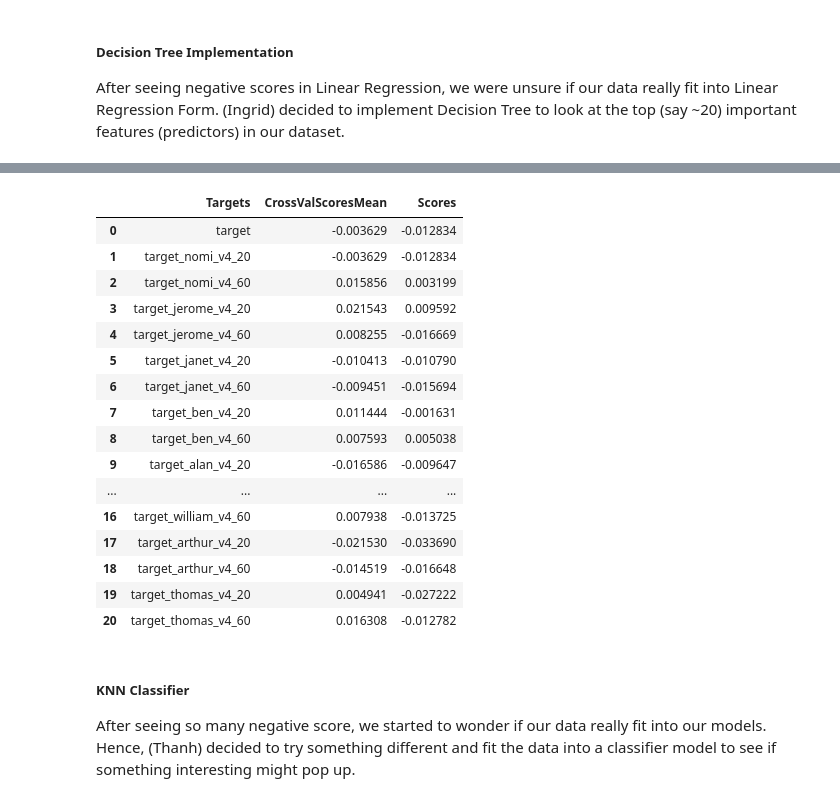
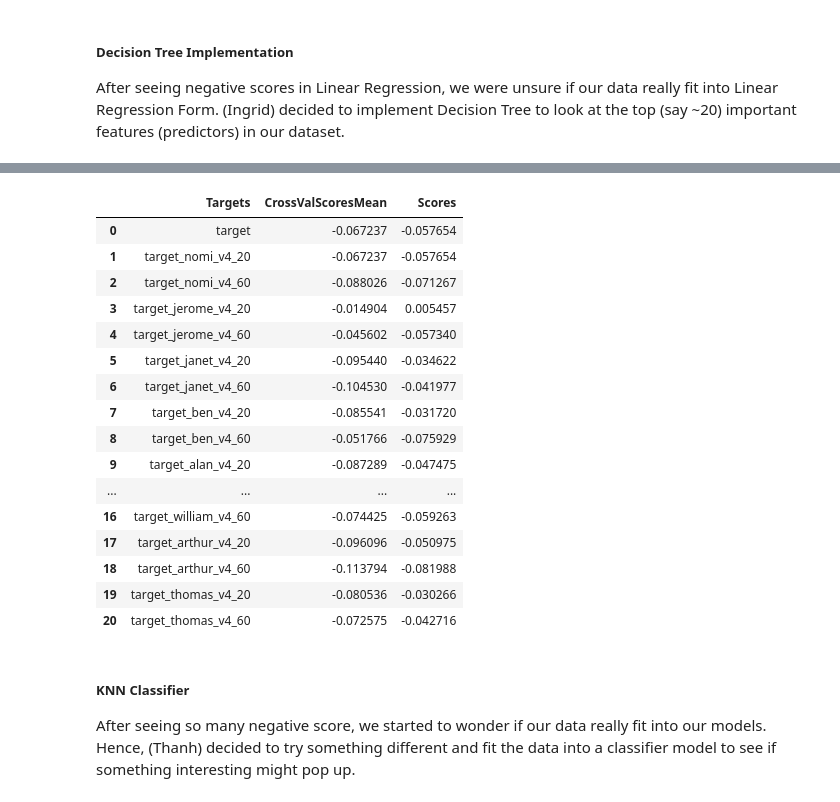
Before and after one commit to COGS118A/Group038-Sp22, a Jupyter notebook: Checkpoint_group038.ipynb, the cells around one changed output, grey strips where cells are left out. Saved outputs shown, nothing was run; the diff lists cells and outputs as text; code cells hidden in the pictures.

```diff
--- a/Checkpoint_group038.ipynb
+++ b/Checkpoint_group038.ipynb
@@ -149,13 +149,12 @@ Null Items in Data Set (Now): 0
 ##### Data Visualization
 We'll explore our data first by visualizing what is happening in our dataset right now.
 # %%
+era_unique_list = original_df.era.unique()
+
+# We will test our first era and use the second era to compare
+era_1_df = original_df.loc[original_df.era == era_unique_list[0]]
+era_2_df = original_df.loc[original_df.era == era_unique_list[1]]
+
 features = [f for f in list(original_df) if 'feature' in f]    # Getting feature columns
 targets = [t for t in list(original_df) if 'target' in t]      # Getting target columns
-
-X = original_df[features]
-y = original_df[targets]
-
-# Getting shape to understand what are we dealing with
-print("X Shape:", X.shape)
-print("y Shape:", y.shape)
 # %% [output]
@@ -228,4 +229,17 @@ target_nomi_v4_20
 Name: target_thomas_v4_60, dtype: int64
+# %%
+# We will perform our model on first era
+X_1 = era_1_df[features]
+y_1 = era_1_df[targets]
+
+# And compare again with the second era
+X_2 = era_2_df[features]
+y_2 = era_2_df[targets]
+
+# Getting shape to understand what are we dealing with
+print("First Era:", era_unique_list[0])
+print("X_1 Shape:", X_1.shape)
+print("y_1 Shape:", y_1.shape)
 # %% [markdown]
 ##### Perform Linear Regression
 # %%
@@ -248,9 +262,9 @@ def linear_reg(X_train, y_train, X_test, y_test):
 
 for i in range(len(targets)):
 
-  y = original_df[targets[i]]  # Loop through all targets
+  y = era_1_df[targets[i]]  # Loop through all targets
 
-  X_train, X_test, y_train, y_test = train_test_split(X, y, test_size=0.33, train_size = 0.66, random_state=42)
+  X_train, X_test, y_train, y_test = train_test_split(X_1, y, test_size=0.33, train_size = 0.66, random_state=42)
 
   acc_score, coefficient = linear_reg(X_train, y_train, X_test, y_test)
 
@@ -292,7 +306,7 @@ def decisionTreeRegress(X_train, X_test,y_train, y_test):
     regr1_pred = regr1.predict(X_test)
 
     #Perform 5-fold cross validation
-    crossScores = cross_val_score(estimator=clf, X=X, y=y, cv=5)
+    crossScores = cross_val_score(estimator=clf, X=X_train, y=y_train, cv=5)
 
     #Compute r^2 score
     scores = clf.score(X_test, y_test)
@@ -310,9 +324,9 @@ crossValScoreList = []
 actualScoresList = []
 for i in range(len(targets)):
 
-  y = original_df[targets[i]]
+  y = era_1_df[targets[i]]
 
-  X_train, X_test, y_train, y_test = train_test_split(X, y, test_size=0.33, train_size = 0.66, random_state=42)
+  X_train, X_test, y_train, y_test = train_test_split(X_1, y, test_size=0.33, train_size = 0.66, random_state=42)
 
   crossValScore, acc_score, paramDetails = decisionTreeRegress(X_train, X_test, y_train, y_test)
 
@@ -344,25 +358,25 @@ feature_certificated_putrescent_godship 0.05475834844506366
 ... (404 lines left out)
 feature_yeasty_castilian_nicaragua 0.0
 feature_wuthering_stinky_bimetallist 0.0
 feature_wrought_muckier_temporality 0.0
 feature_wrathful_prolix_colotomy 0.0
 |  | Targets | CrossValScoresMean | Scores |
-| 0 | target | -0.003629 | -0.012834 |
-| 1 | target_nomi_v4_20 | -0.003629 | -0.012834 |
-| 2 | target_nomi_v4_60 | 0.015856 | 0.003199 |
-| 3 | target_jerome_v4_20 | 0.021543 | 0.009592 |
-| 4 | target_jerome_v4_60 | 0.008255 | -0.016669 |
-| 5 | target_janet_v4_20 | -0.010413 | -0.010790 |
-| 6 | target_janet_v4_60 | -0.009451 | -0.015694 |
-| 7 | target_ben_v4_20 | 0.011444 | -0.001631 |
-| 8 | target_ben_v4_60 | 0.007593 | 0.005038 |
-| 9 | target_alan_v4_20 | -0.016586 | -0.009647 |
+| 0 | target | -0.067237 | -0.057654 |
+| 1 | target_nomi_v4_20 | -0.067237 | -0.057654 |
+| 2 | target_nomi_v4_60 | -0.088026 | -0.071267 |
+| 3 | target_jerome_v4_20 | -0.014904 | 0.005457 |
+| 4 | target_jerome_v4_60 | -0.045602 | -0.057340 |
+| 5 | target_janet_v4_20 | -0.095440 | -0.034622 |
+| 6 | target_janet_v4_60 | -0.104530 | -0.041977 |
+| 7 | target_ben_v4_20 | -0.085541 | -0.031720 |
+| 8 | target_ben_v4_60 | -0.051766 | -0.075929 |
+| 9 | target_alan_v4_20 | -0.087289 | -0.047475 |
 | ... | ... | ... | ... |
-| 16 | target_william_v4_60 | 0.007938 | -0.013725 |
-| 17 | target_arthur_v4_20 | -0.021530 | -0.033690 |
-| 18 | target_arthur_v4_60 | -0.014519 | -0.016648 |
-| 19 | target_thomas_v4_20 | 0.004941 | -0.027222 |
-| 20 | target_thomas_v4_60 | 0.016308 | -0.012782 |
+| 16 | target_william_v4_60 | -0.074425 | -0.059263 |
+| 17 | target_arthur_v4_20 | -0.096096 | -0.050975 |
+| 18 | target_arthur_v4_60 | -0.113794 | -0.081988 |
+| 19 | target_thomas_v4_20 | -0.080536 | -0.030266 |
+| 20 | target_thomas_v4_60 | -0.072575 | -0.042716 |
 # %% [markdown]
 ##### KNN Classifier
 After seeing so many negative score, we started to wonder if our data really fit  into our models. Hence, (Thanh) decided to try something different and fit the data into a classifier model to see if something interesting might pop up.
```
Also changed, not shown: parts of 8 cells of this notebook.
